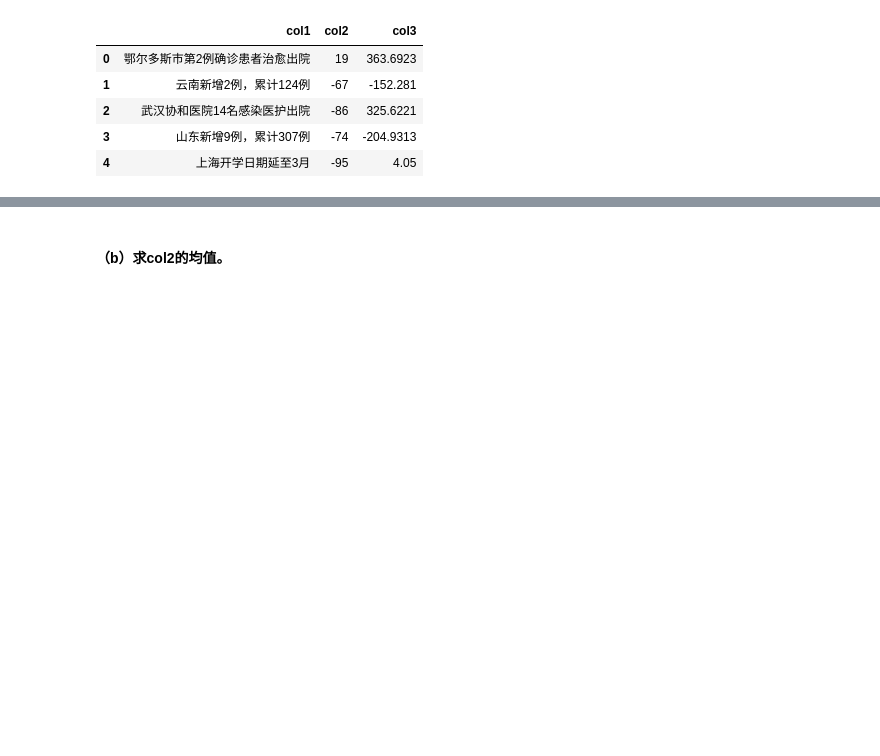
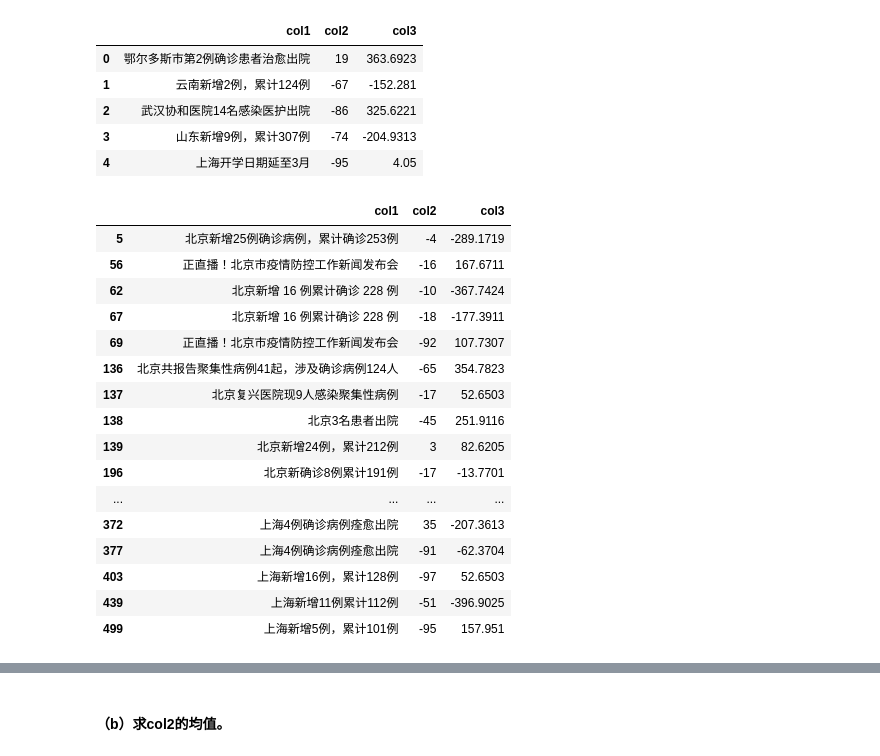
Before and after one commit to flashriver/joyfull_pandas, a Jupyter notebook: 07.ipynb, the cells around one changed output, grey strips where cells are left out. Cells and saved outputs as stored; diff of their text form; code cells hidden in the pictures; blank space fills up the shorter version.

```diff
--- a/07.ipynb
+++ b/07.ipynb
@@ -2218,3 +2218,30 @@ pd.read_csv('data/String_data_two.csv').head()
 | 4 | 上海开学日期延至3月 | -95 | 4.05 |
 # %%
 df2=pd.read_csv('data/String_data_two.csv')
+# %%
+# 北京
+df2[df2.col1.str.contains('北京')]
+#上海
+df2[df2.col1.str.contains('上海')]
+# 北京或上海
+#df2[df2.col1.str.contains('上海|北京')]
+#pd.concat([df2[df2.col1.str.find('上海')==0],df2[df2.col1.str.find('北京')==0]]) # 使用 find 方法
+pd.concat([df2[df2.col1.str.contains('北京')],df2[df2.col1.str.contains('上海')]]) # 使用contains方法
+# %% [output]
+|  | col1 | col2 | col3 |
+| 5 | 北京新增25例确诊病例，累计确诊253例 | -4 | -289.1719 |
+| 56 | 正直播！北京市疫情防控工作新闻发布会 | -16 | 167.6711 |
+| 62 | 北京新增 16 例累计确诊 228 例 | -10 | -367.7424 |
+| 67 | 北京新增 16 例累计确诊 228 例 | -18 | -177.3911 |
+| 69 | 正直播！北京市疫情防控工作新闻发布会 | -92 | 107.7307 |
+| 136 | 北京共报告聚集性病例41起，涉及确诊病例124人 | -65 | 354.7823 |
+| 137 | 北京复兴医院现9人感染聚集性病例 | -17 | 52.6503 |
+| 138 | 北京3名患者出院 | -45 | 251.9116 |
+| 139 | 北京新增24例，累计212例 | 3 | 82.6205 |
+| 196 | 北京新确诊8例累计191例 | -17 | -13.7701 |
+| ... | ... | ... | ... |
+| 372 | 上海4例确诊病例痊愈出院 | 35 | -207.3613 |
+| 377 | 上海4例确诊病例痊愈出院 | -91 | -62.3704 |
+| 403 | 上海新增16例，累计128例 | -97 | 52.6503 |
+| 439 | 上海新增11例累计112例 | -51 | -396.9025 |
+| 499 | 上海新增5例，累计101例 | -95 | 157.951 |
```
Also changed, not shown: parts of 5 cells of this notebook.
